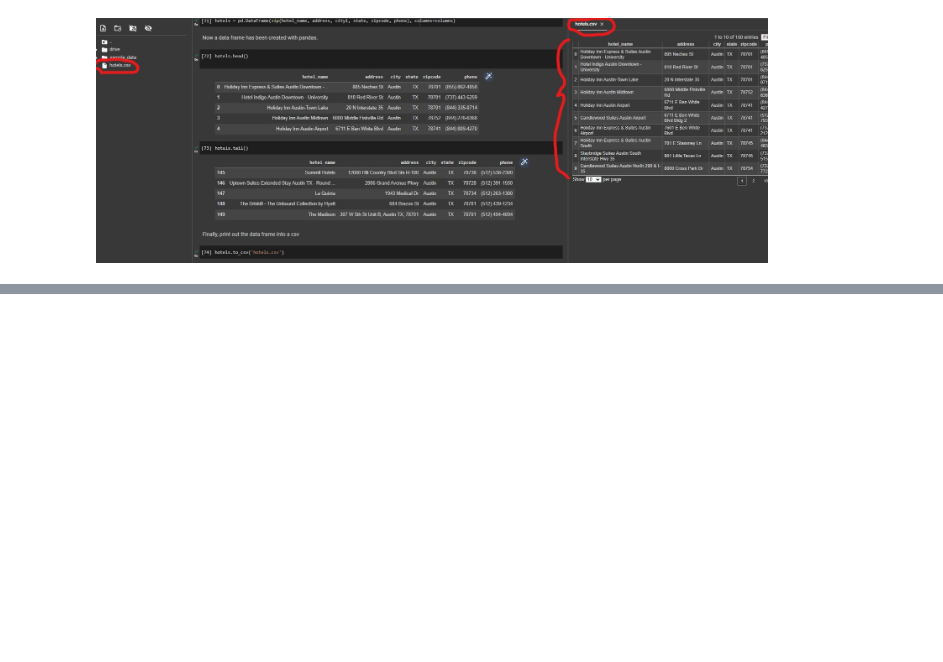
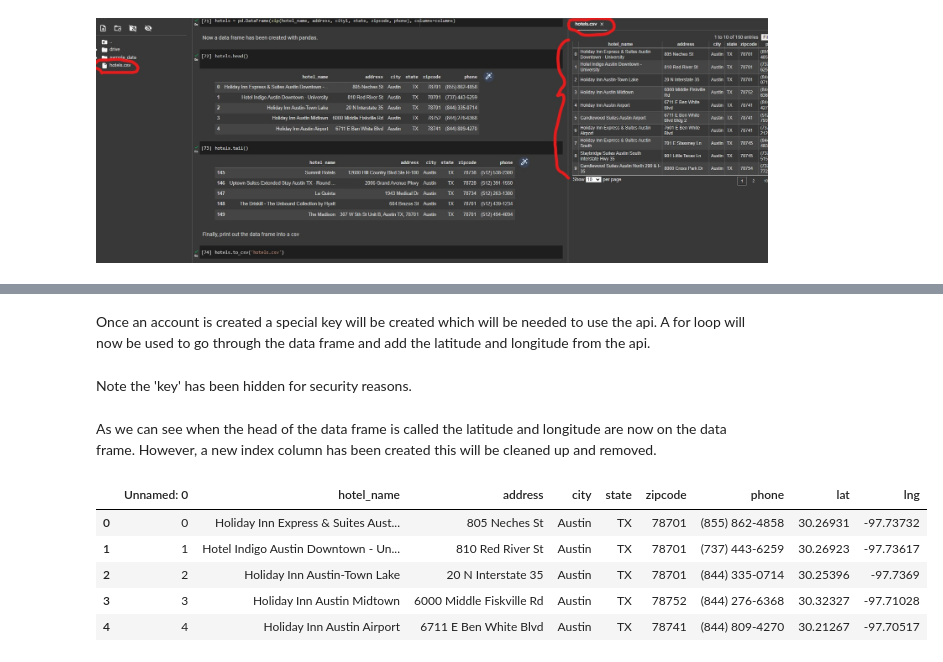
Before and after one commit to LACLanthony/hotel_webscrape, a Jupyter notebook: hotel.ipynb, the cells around one changed output, grey strips where cells are left out. Cells and saved outputs as stored; diff of their text form; code cells hidden in the pictures; blank space fills up the shorter version.

```diff
--- a/hotel.ipynb
+++ b/hotel.ipynb
@@ -179,0 +202,27 @@ hotels.to_csv('hotels.csv')
+# %% [markdown]
+Once an account is created a special key will be created which will be needed to use the api. A for loop will now be used to go through the data frame and add the latitude and longitude from the api.
+# %% [markdown]
+Note the 'key' has been hidden for security reasons.
+# %%
+for index, row in hotels.iterrows():
+  api_address = str(hotels.at[index,'address']) + ', ' + str(hotels.at[index, 'zipcode']) + ', ' + str(hotels.at[index,'city']) + ', ' + str(hotels.at[index,'state'])
+  parameters ={
+    'key' : '***************',
+    'location': api_address}
+  response = r.get("https://www.mapquestapi.com/geocoding/v1/address", params= parameters)
+  data = json.loads(response.text)['results']
+  lat = data[0]['locations'][0]['latLng']['lat']
+  lng = data[0]['locations'][0]['latLng']['lng']
+  hotels.at[index, 'lat'] = lat
+  hotels.at[index, 'lng'] = lng
+# %% [markdown]
+As we can see when the head of the data frame is called the latitude and longitude are now on the data frame. However, a new index column has been created this will be cleaned up and removed.
+# %%
+hotels.head()
+# %% [output]
+|  | Unnamed: 0 | hotel_name | address | city | state | zipcode | phone | lat | lng |
+| 0 | 0 | Holiday Inn Express & Suites Aust... | 805 Neches St | Austin | TX | 78701 | (855) 862-4858 | 30.26931 | -97.73732 |
+| 1 | 1 | Hotel Indigo Austin Downtown - Un... | 810 Red River St | Austin | TX | 78701 | (737) 443-6259 | 30.26923 | -97.73617 |
+| 2 | 2 | Holiday Inn Austin-Town Lake | 20 N Interstate 35 | Austin | TX | 78701 | (844) 335-0714 | 30.25396 | -97.7369 |
+| 3 | 3 | Holiday Inn Austin Midtown | 6000 Middle Fiskville Rd | Austin | TX | 78752 | (844) 276-6368 | 30.32327 | -97.71028 |
+| 4 | 4 | Holiday Inn Austin Airport | 6711 E Ben White Blvd | Austin | TX | 78741 | (844) 809-4270 | 30.21267 | -97.70517 |
```
Also changed, not shown: parts of 19 cells of this notebook.
